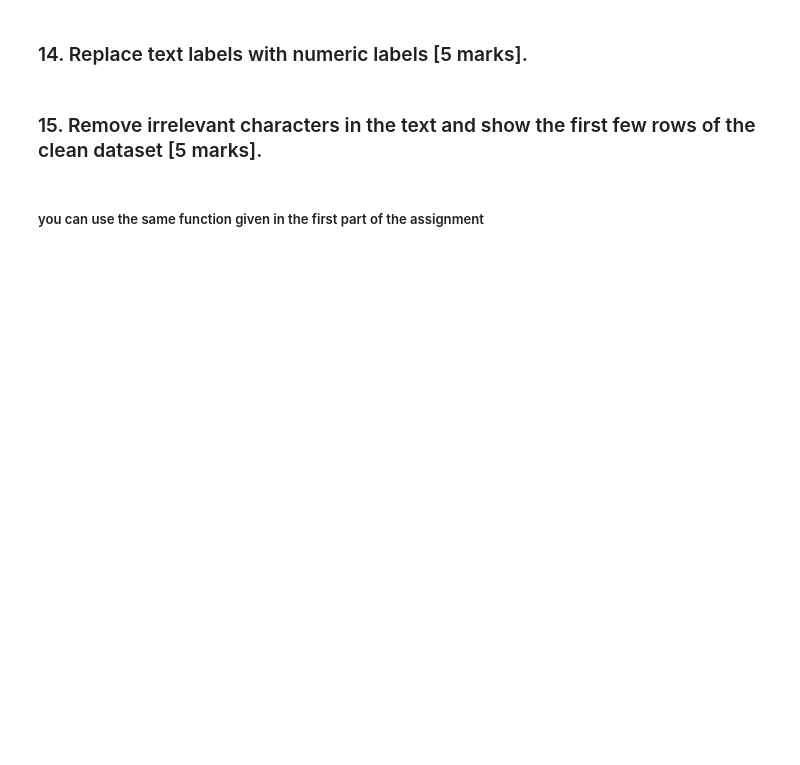
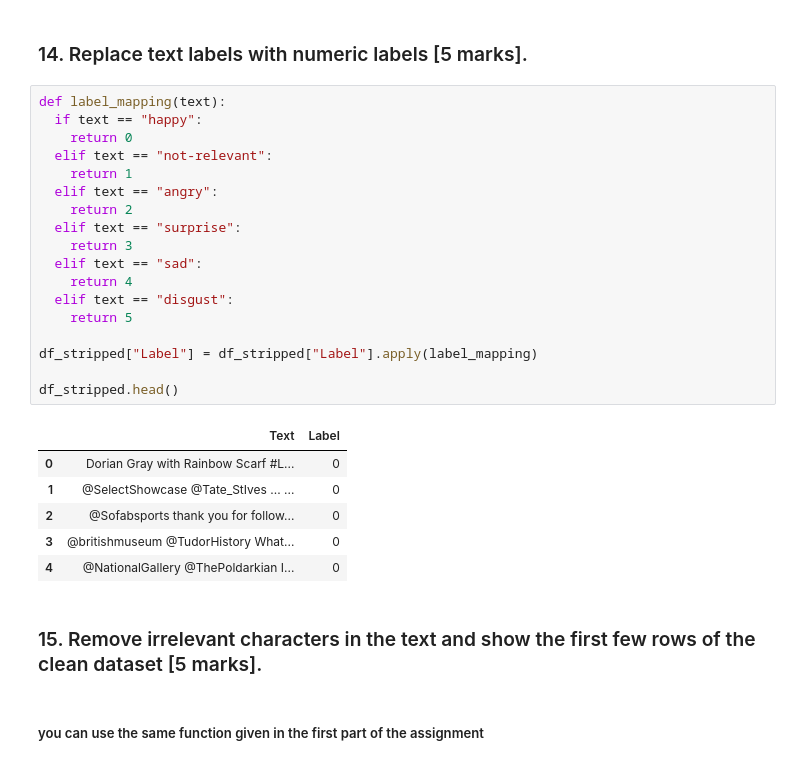
Before and after one commit to Combtz/AIandMachineLearning, a Jupyter notebook: A2/Assignment 2 Script.ipynb, the cells around one changed output. Cells and saved outputs as stored; diff of their text form; blank space fills up the shorter version.

```diff
--- a/A2/Assignment 2 Script.ipynb
+++ b/A2/Assignment 2 Script.ipynb
@@ -328,5 +371,30 @@ In the second part of the assignment, you are suppossed to perform sentiment ana
 # %% [markdown]
 ### 14. Replace text labels with numeric labels [5 marks].
+# %%
+def label_mapping(text):
+  if text == "happy":
+    return 0
+  elif text == "not-relevant":
+    return 1
+  elif text == "angry":
+    return 2
+  elif text == "surprise":
+    return 3
+  elif text == "sad":
+    return 4
+  elif text == "disgust":
+    return 5
+
+df_stripped["Label"] = df_stripped["Label"].apply(label_mapping)
+
+df_stripped.head()
+# %% [output]
+|  | Text | Label |
+| 0 | Dorian Gray with Rainbow Scarf #L... | 0 |
+| 1 | @SelectShowcase @Tate_StIves ... ... | 0 |
+| 2 | @Sofabsports thank you for follow... | 0 |
+| 3 | @britishmuseum @TudorHistory What... | 0 |
+| 4 | @NationalGallery @ThePoldarkian I... | 0 |
 # %% [markdown]
 ### 15. Remove irrelevant characters in the text and show the first few rows of the clean dataset [5 marks].
 # %% [markdown]
```
Also changed, not shown: parts of 14 cells of this notebook.
